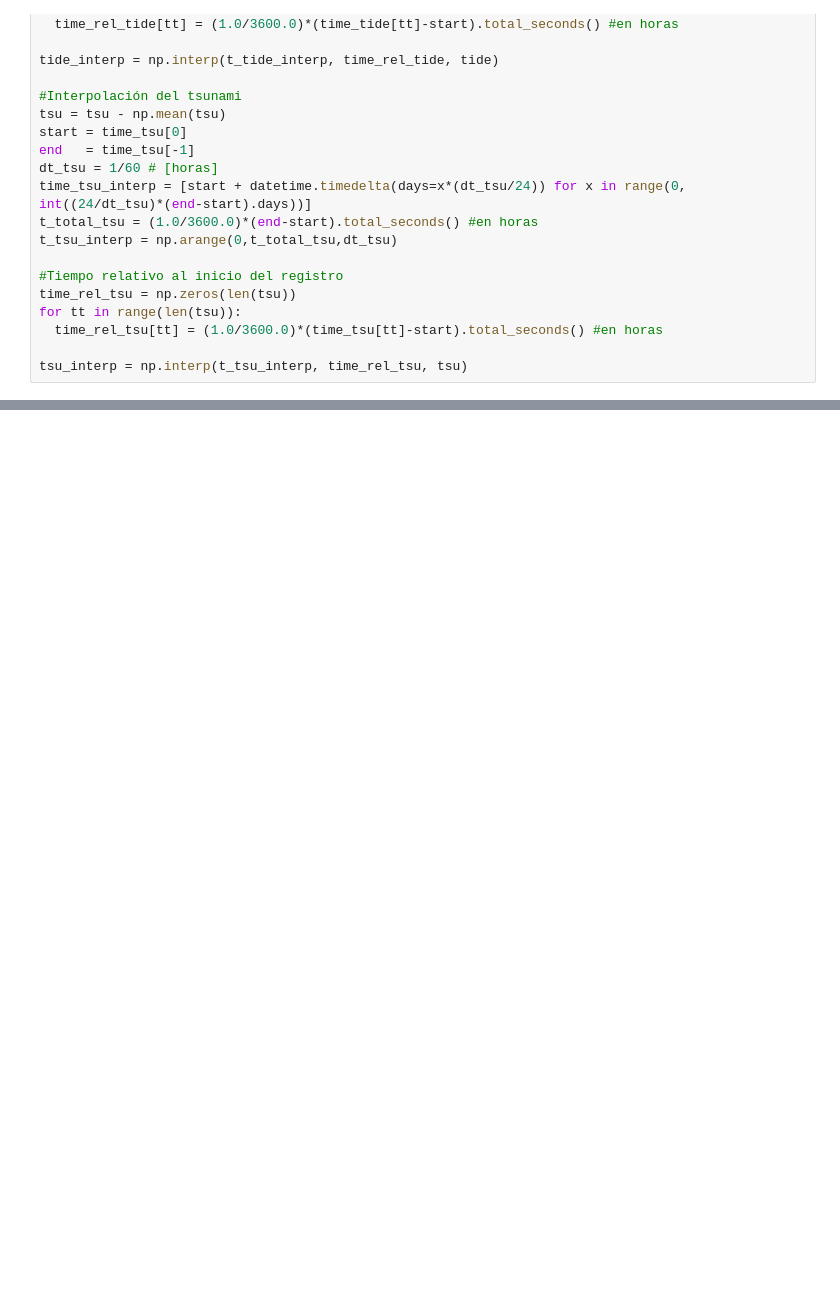
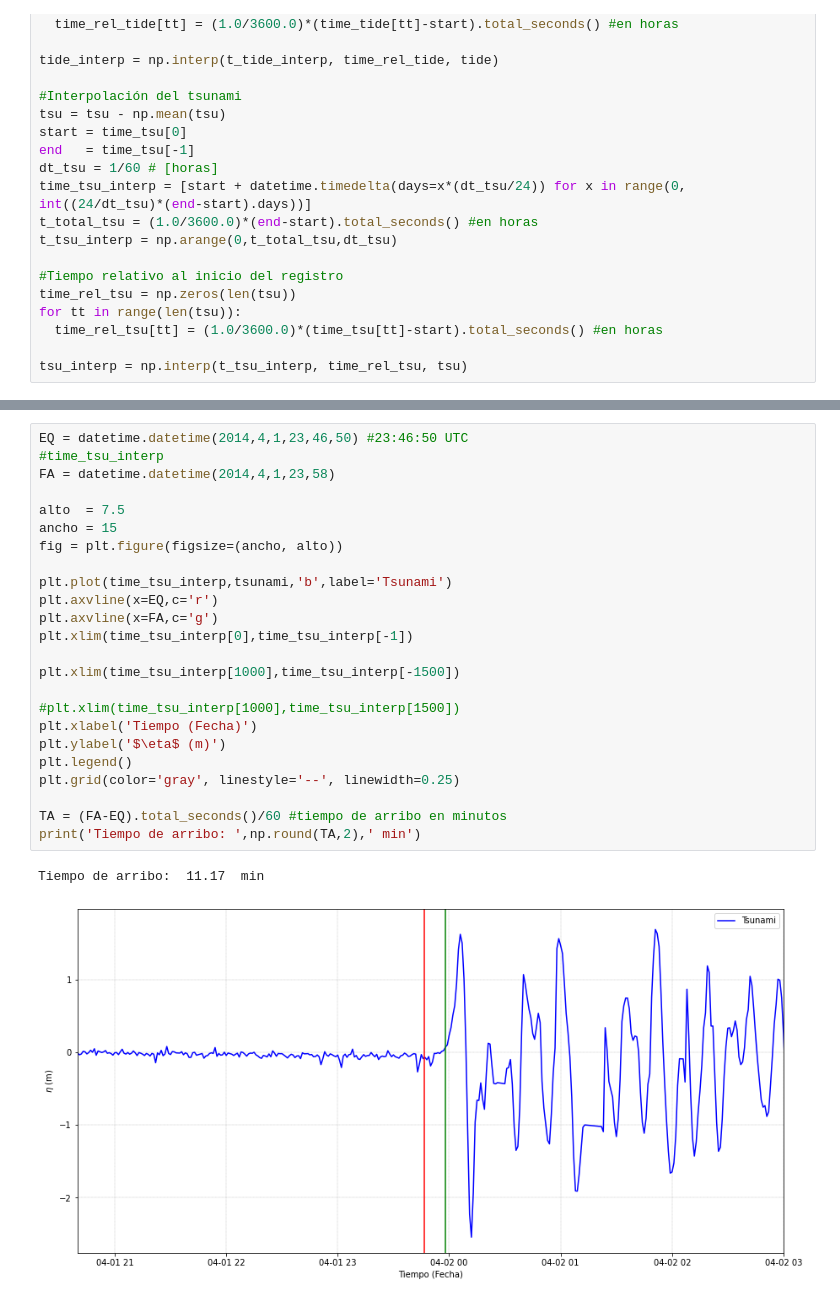
Before and after one commit to mqquiroz/ICH3424, a Jupyter notebook: Procesamiento_Datos_Tsunami.ipynb, the cells around one changed output, grey strips where cells are left out. Saved outputs shown, nothing was run; the diff lists cells and outputs as text; blank space fills up the shorter version.

```diff
--- a/Procesamiento_Datos_Tsunami.ipynb
+++ b/Procesamiento_Datos_Tsunami.ipynb
@@ -260,0 +261,27 @@ plt.grid(color='gray', linestyle='--', linewidth=0.25)
+# %%
+EQ = datetime.datetime(2014,4,1,23,46,50) #23:46:50 UTC
+#time_tsu_interp
+FA = datetime.datetime(2014,4,1,23,58)
+
+alto  = 7.5
+ancho = 15
+fig = plt.figure(figsize=(ancho, alto))
+
+plt.plot(time_tsu_interp,tsunami,'b',label='Tsunami')
+plt.axvline(x=EQ,c='r')
+plt.axvline(x=FA,c='g')
+plt.xlim(time_tsu_interp[0],time_tsu_interp[-1])
+
+plt.xlim(time_tsu_interp[1000],time_tsu_interp[-1500])
+
+#plt.xlim(time_tsu_interp[1000],time_tsu_interp[1500])
+plt.xlabel('Tiempo (Fecha)')
+plt.ylabel('$\eta$ (m)')
+plt.legend()
+plt.grid(color='gray', linestyle='--', linewidth=0.25)
+
+TA = (FA-EQ).total_seconds()/60 #tiempo de arribo en minutos
+print('Tiempo de arribo: ',np.round(TA,2),' min')
+# %% [output]
+Tiempo de arribo:  11.17  min
+[figure, added]
```
Also changed, not shown: parts of 10 cells of this notebook.
